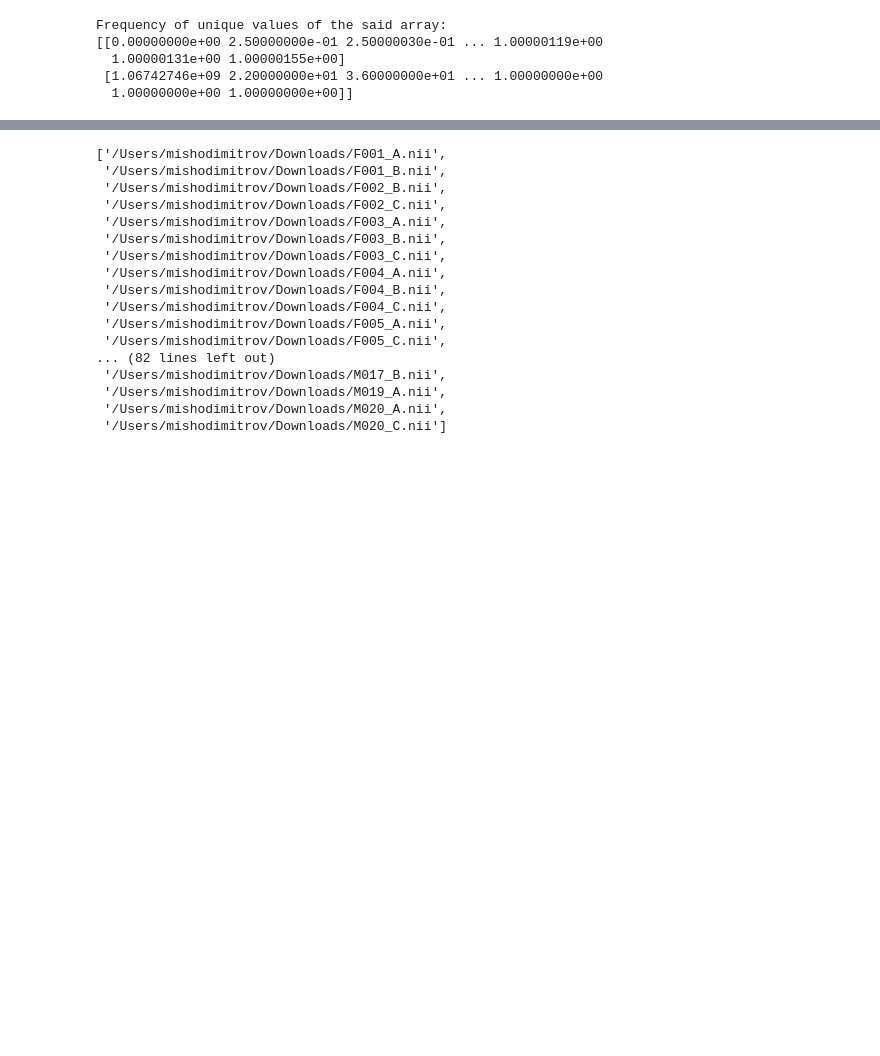
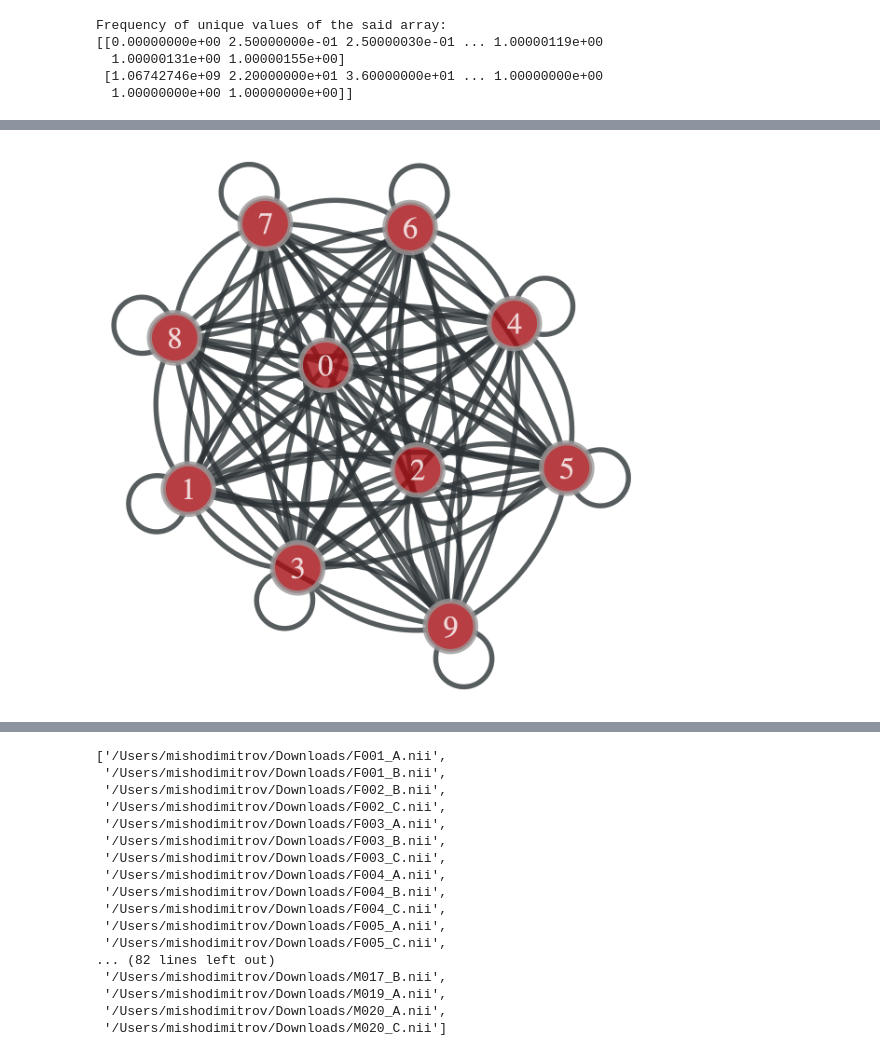
Before and after one commit to misho-dimitrov/ARB, a Jupyter notebook: ARB_voxel_wise.ipynb, the cells around one changed output, grey strips where cells are left out. Cells and saved outputs as stored; diff of their text form; code cells hidden in the pictures; blank space fills up the shorter version.

Commit message:
still trying to figure graph-tool...

```diff
--- a/ARB_voxel_wise.ipynb
+++ b/ARB_voxel_wise.ipynb
@@ -157,7 +158,7 @@ Frequency of unique values of the said array:
 #g = Graph(directed=False)
 # %%
 # https://stackoverflow.com/questions/23288661/create-a-weighted-graph-from-an-adjacency-matrix-in-graph-tool-python-interface
-adj = np.random.random((5, 5)) # a random directed graph
+adj = np.random.random((10, 10)) # a random graph
 idx = adj.nonzero()
 weights = adj[idx]
 g = Graph(directed=False)
@@ -165,5 +166,6 @@ g.add_edge_list(np.transpose(idx))
 
 #add weights as an edge propetyMap
 ew = g.new_edge_property("double")
+print(ew)
 ew.a = weights
 g.ep['edge_weight'] = ew
@@ -187,0 +177,9 @@ graph_tool.draw.sfdp_layout(g, eweight=ew)
+# %%
+pos = graph_tool.draw.sfdp_layout(g,
+                                  #vweight=vweight,
+                                  eweight=g.ep['edge_weight'],
+                                 weighted_coarse=True)
+graph_tool.draw.graph_draw(g, pos=pos, vertex_text=g.vertex_index#, eprops=[edge_weights]
+                          )
+# %% [output]
+[figure, added]
```
Also changed, not shown: parts of 7 cells of this notebook.
